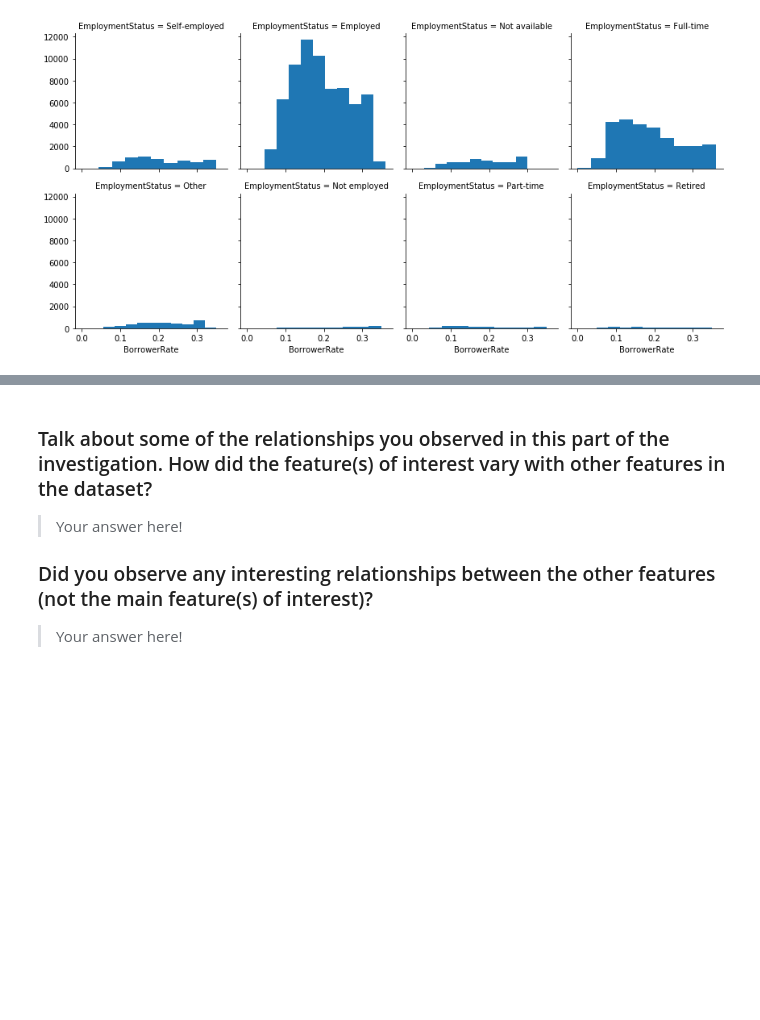
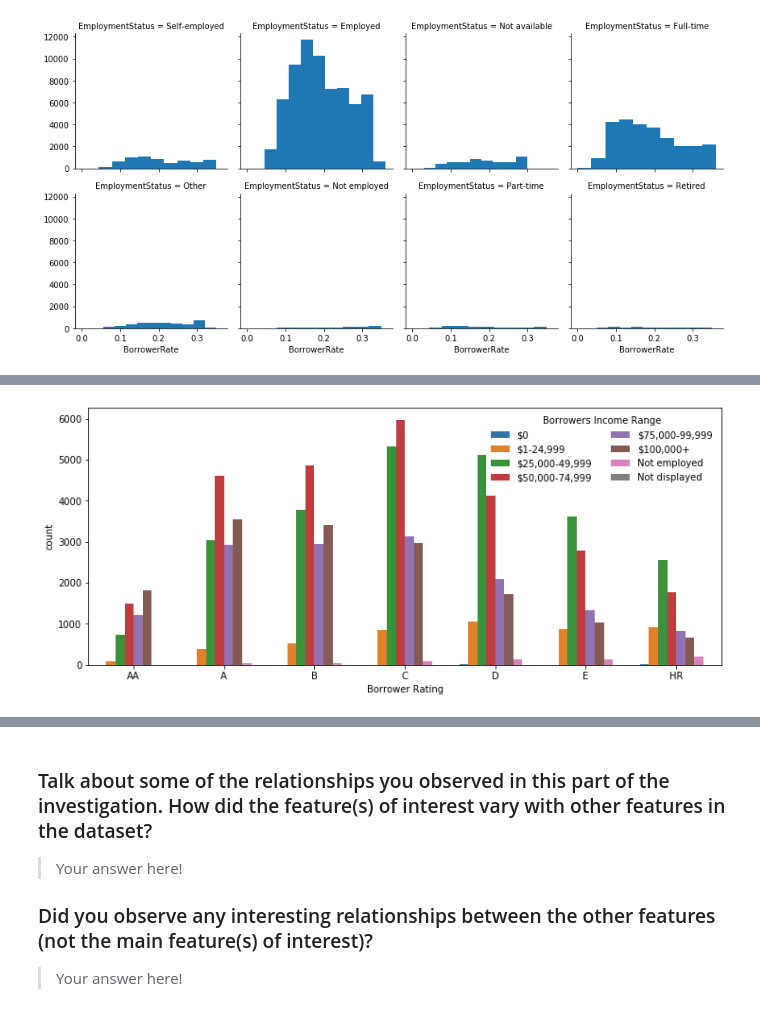
Before and after one commit to RosvitaR/Visualisation-Practice, a Jupyter notebook: exploration_template.ipynb, the cells around one changed output, grey strips where cells are left out. Drawn from its saved outputs; the diff is of its cells as text; code cells hidden in the pictures; blank space fills up the shorter version.

```diff
--- a/exploration_template.ipynb
+++ b/exploration_template.ipynb
@@ -371,0 +377,7 @@ g.map(plt.hist, 'BorrowerRate');
+# %%
+plt.figure(figsize = [12, 5])
+ax = sb.countplot(data = loans, x = 'ProsperRating', hue = 'IncomeRange')
+ax.legend(loc = 0, ncol = 2, framealpha = 0, title = 'Borrowers Income Range')
+plt.xlabel('Borrower Rating');
+# %% [output]
+[figure, added]
```
Also changed, not shown: parts of 7 cells of this notebook.
